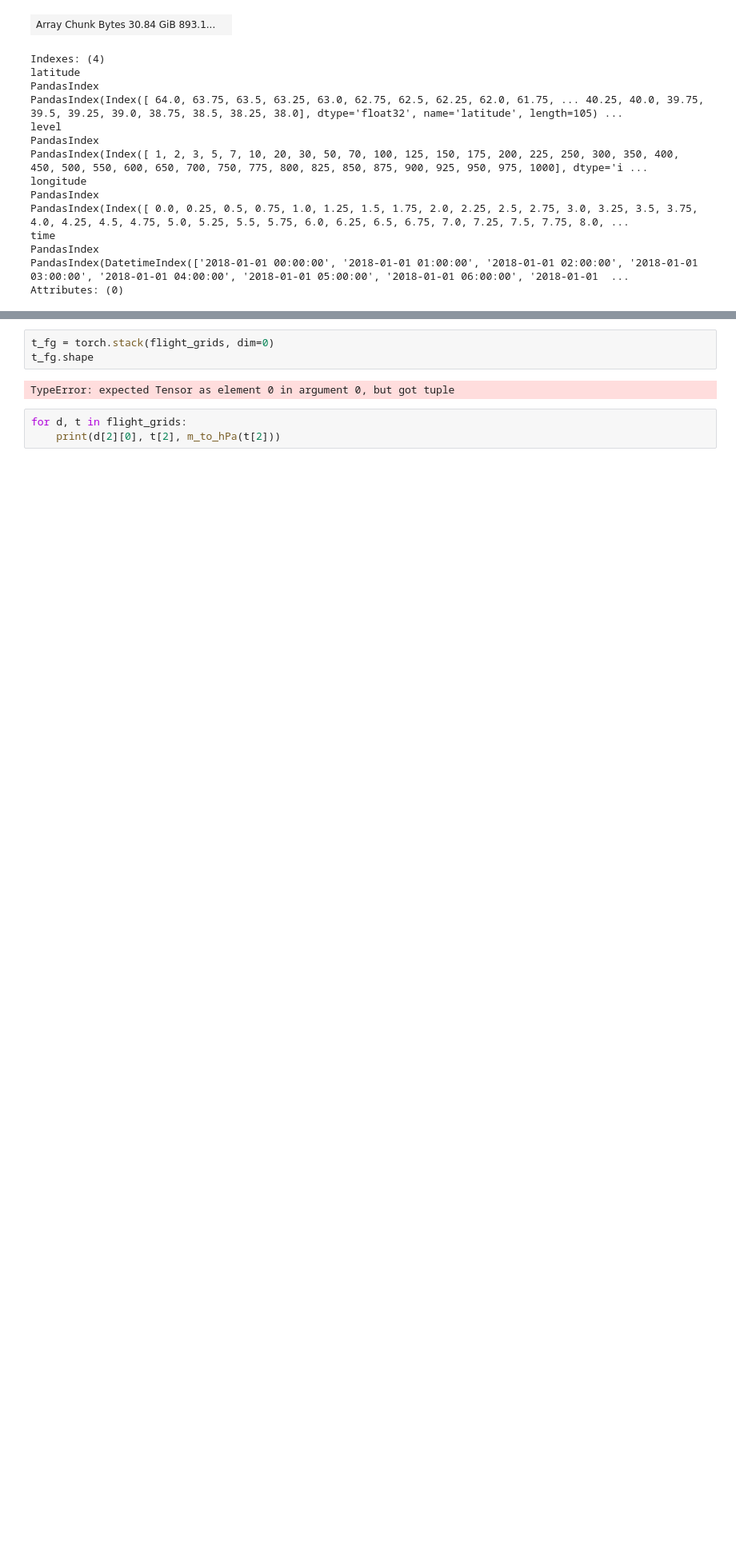
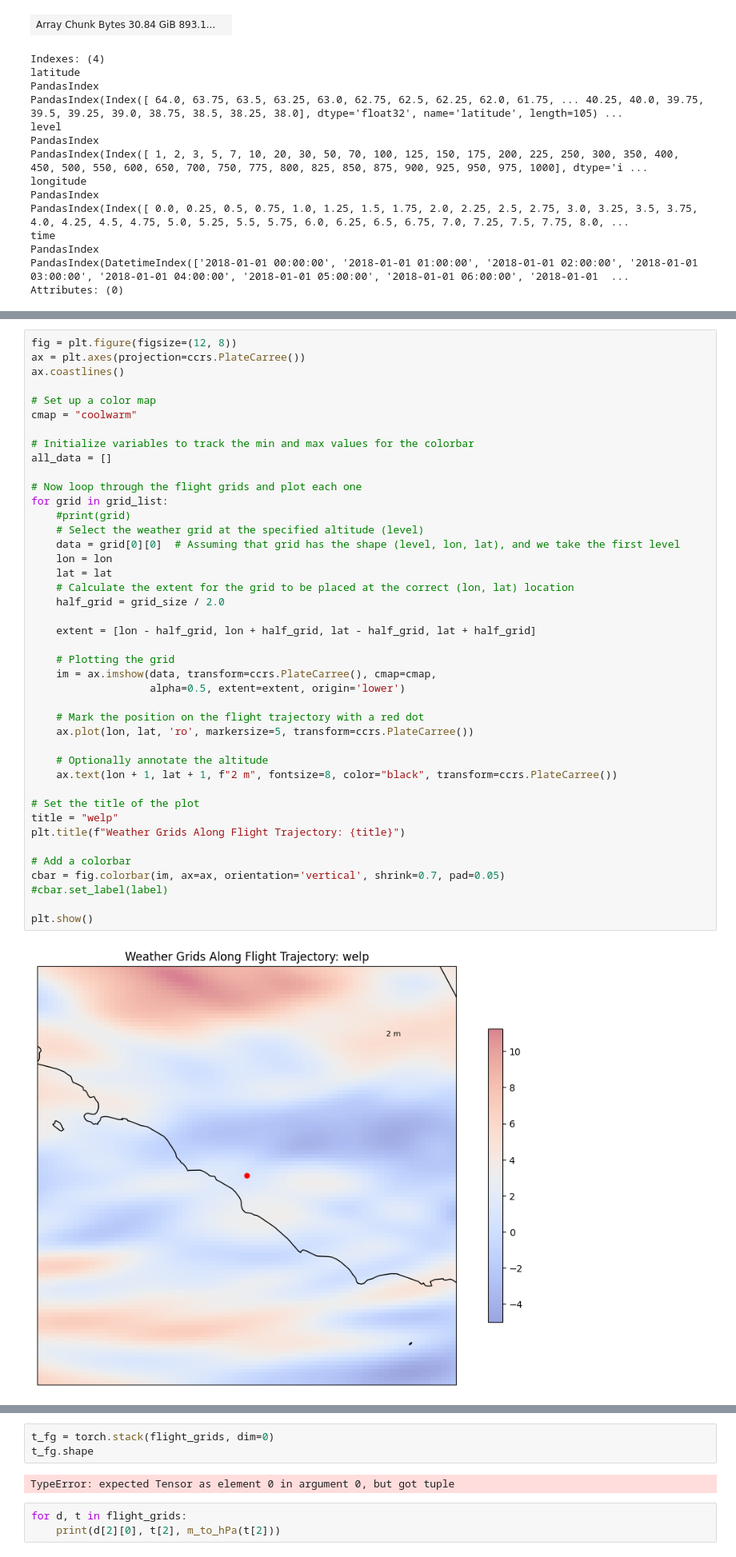
Before and after one commit to SynthAIr/DM_FM_Trajectories, a Jupyter notebook: src/data/weather_data.ipynb, the cells around one changed output, grey strips where cells are left out. Shown at 80% size. Saved outputs shown, nothing was run; the diff lists cells and outputs as text; blank space fills up the shorter version.

```diff
--- a/src/data/weather_data.ipynb
+++ b/src/data/weather_data.ipynb
@@ -569,0 +612,44 @@ for flight in df_2:
+# %%
+fig = plt.figure(figsize=(12, 8))
+ax = plt.axes(projection=ccrs.PlateCarree())
+ax.coastlines()
+
+# Set up a color map
+cmap = "coolwarm"
+
+# Initialize variables to track the min and max values for the colorbar
+all_data = []
+
+# Now loop through the flight grids and plot each one
+for grid in grid_list:
+    #print(grid)
+    # Select the weather grid at the specified altitude (level)
+    data = grid[0][0]  # Assuming that grid has the shape (level, lon, lat), and we take the first level
+    lon = lon
+    lat = lat
+    # Calculate the extent for the grid to be placed at the correct (lon, lat) location
+    half_grid = grid_size / 2.0
+
+    extent = [lon - half_grid, lon + half_grid, lat - half_grid, lat + half_grid]
+
+    # Plotting the grid
+    im = ax.imshow(data, transform=ccrs.PlateCarree(), cmap=cmap,
+                   alpha=0.5, extent=extent, origin='lower')
+
+    # Mark the position on the flight trajectory with a red dot
+    ax.plot(lon, lat, 'ro', markersize=5, transform=ccrs.PlateCarree())
+
+    # Optionally annotate the altitude
+    ax.text(lon + 1, lat + 1, f"2 m", fontsize=8, color="black", transform=ccrs.PlateCarree())
+
+# Set the title of the plot
+title = "welp"
+plt.title(f"Weather Grids Along Flight Trajectory: {title}")
+
+# Add a colorbar
+cbar = fig.colorbar(im, ax=ax, orientation='vertical', shrink=0.7, pad=0.05)
+#cbar.set_label(label)
+
+plt.show()
+# %% [output]
+[figure, added]
```
Also changed, not shown: parts of 3 cells of this notebook, 7 other files.
